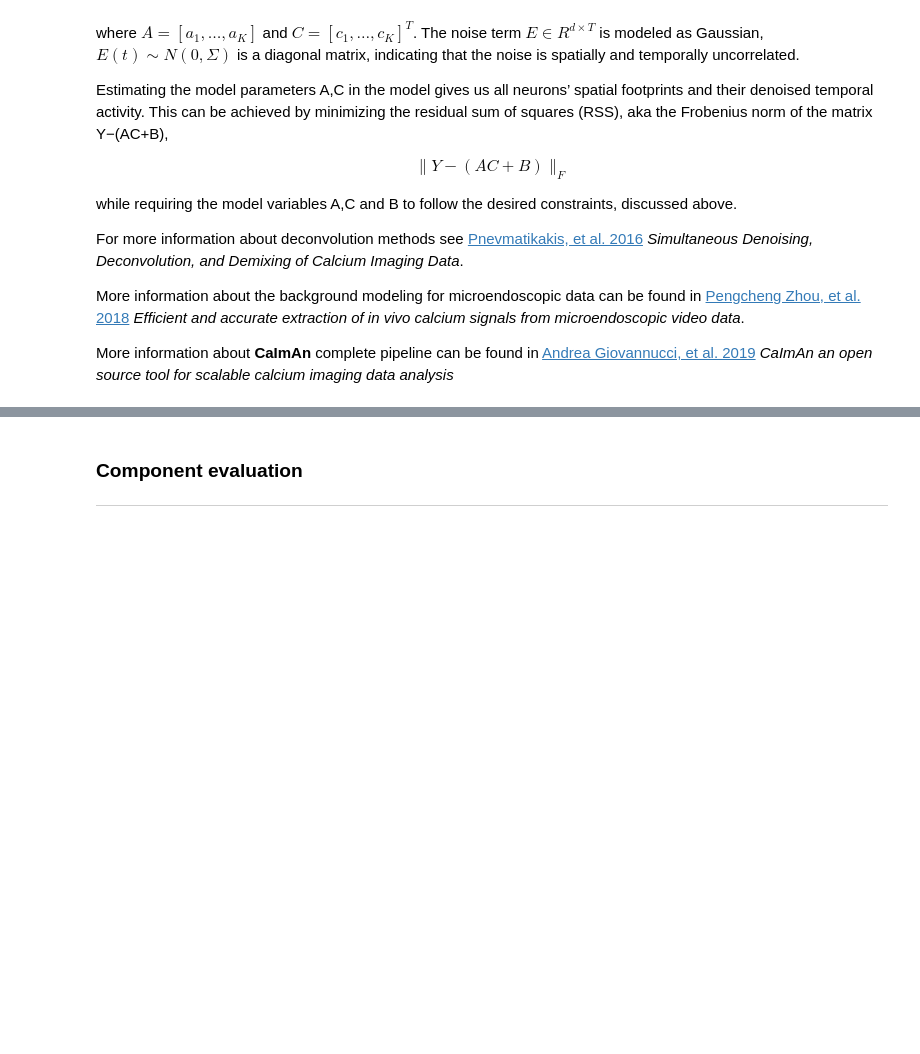
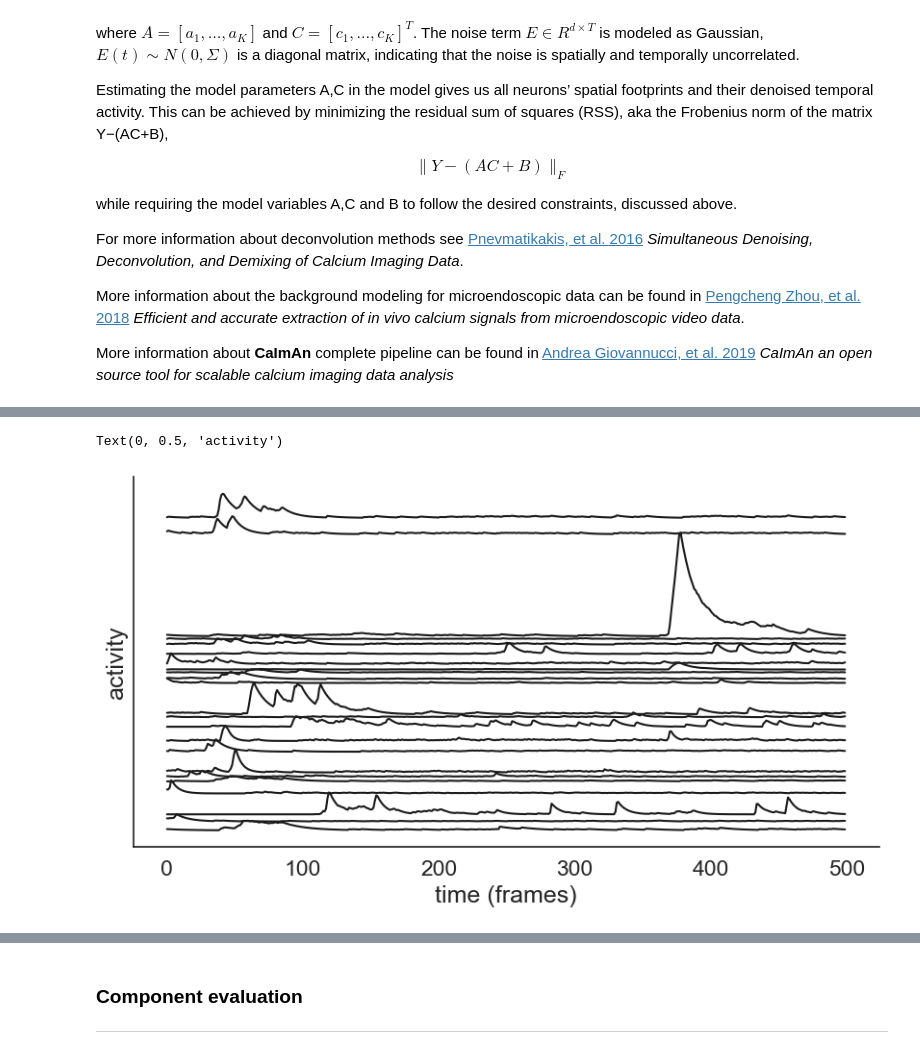
Before and after one commit to neural-data-science-course/neural-data, a Jupyter notebook: 03-calcium_imaging/calcium_imaging.ipynb, the cells around one changed output, grey strips where cells are left out. Cells and saved outputs as stored; diff of their text form; code cells hidden in the pictures; blank space fills up the shorter version.

```diff
--- a/03-calcium_imaging/calcium_imaging.ipynb
+++ b/03-calcium_imaging/calcium_imaging.ipynb
@@ -288,0 +381,15 @@ More information about **CaImAn** complete pipeline can be found in [Andrea Giov
+# %%
+# plot temporal traces
+figure, axes = plt.subplots(1,figsize=(10,5))
+C_0 = cnmf_object.estimates.C.copy()
+C_0[1] += C_0[0].min()
+for i in range(1, len(C_0)):
+    C_0[i] += C_0[i].min() + C_0[:i].max()
+    axes.plot(C_0[i],c='k')
+axes.set_xlabel('time (frames)')
+axes.set_yticks([])
+sns.despine()
+axes.set_ylabel('activity')
+# %% [output]
+Text(0, 0.5, 'activity')
+[figure, added]
```
Also changed, not shown: parts of 27 cells of this notebook, 3 other files.
